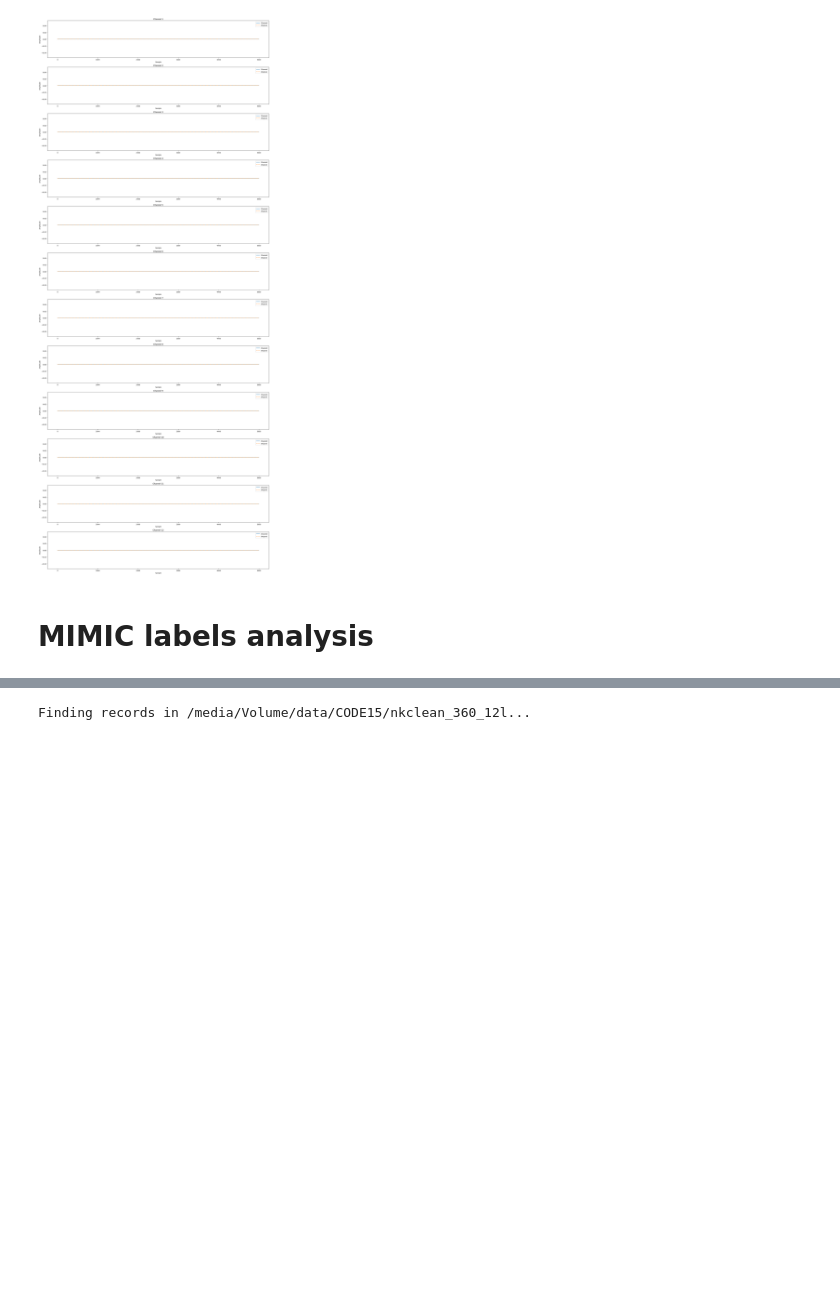
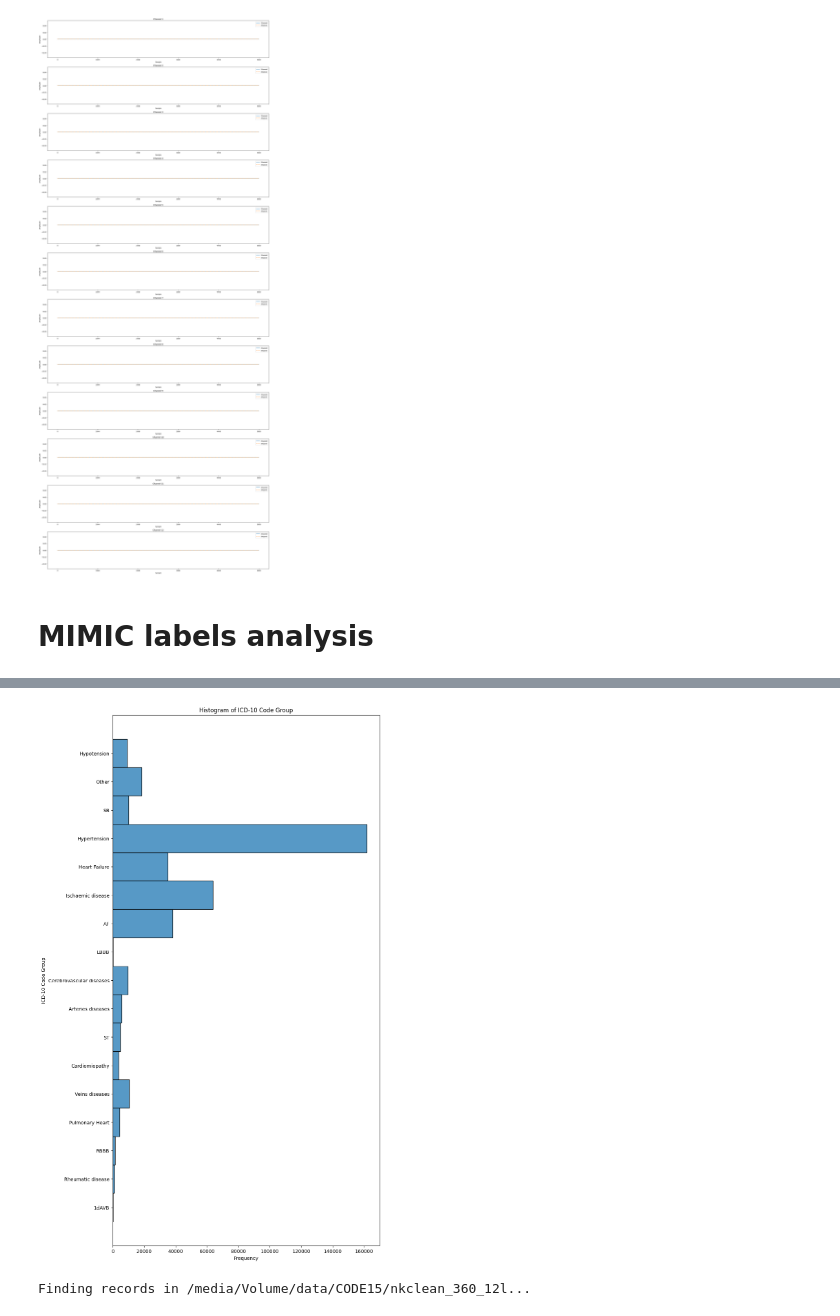
Before and after one commit to luna97/MIT-BIH_ecg_arrhytmia, a Jupyter notebook: preprocess_dataset.ipynb, the cells around one changed output, grey strips where cells are left out. Cells and saved outputs as stored; diff of their text form; code cells hidden in the pictures; blank space fills up the shorter version.

```diff
--- a/preprocess_dataset.ipynb
+++ b/preprocess_dataset.ipynb
@@ -233,3 +344,26 @@ cardiomiopathy = ['I42', 'I43']
+# %%
+# make the same plot grouping in bins by the upper arrays defined above
+import matplotlib.pyplot as plt
+import seaborn as sns
+
+
+plt.figure(figsize=(10, 20))
+
+groups = []
+for group in exams['icd10_codes_groups'].explode():
+    if group:
+        groups += json.loads(group)
+
+df_descriptions = pd.DataFrame(groups, columns=['icd10_codes_groups'])
+sns.histplot(df_descriptions, y='icd10_codes_groups')
+
+plt.yticks(rotation=0)
+plt.ylabel('ICD-10 Code Group')
+plt.xlabel('Frequency')
+plt.title('Histogram of ICD-10 Code Group')
+plt.show()
+# %% [output]
+[figure, added]
 # %%
 import dataset.code_15 as code_15
 import dataset.mimic_iv as mimic_iv
```
Also changed, not shown: parts of 9 cells of this notebook, 13 other files.
